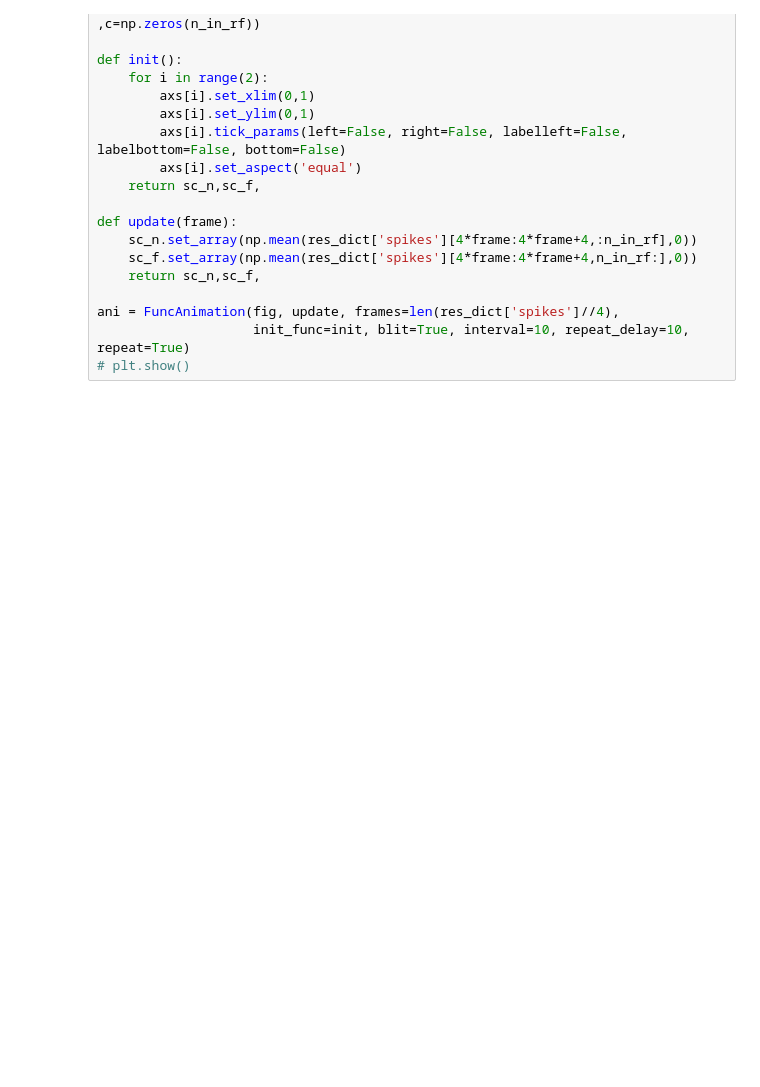
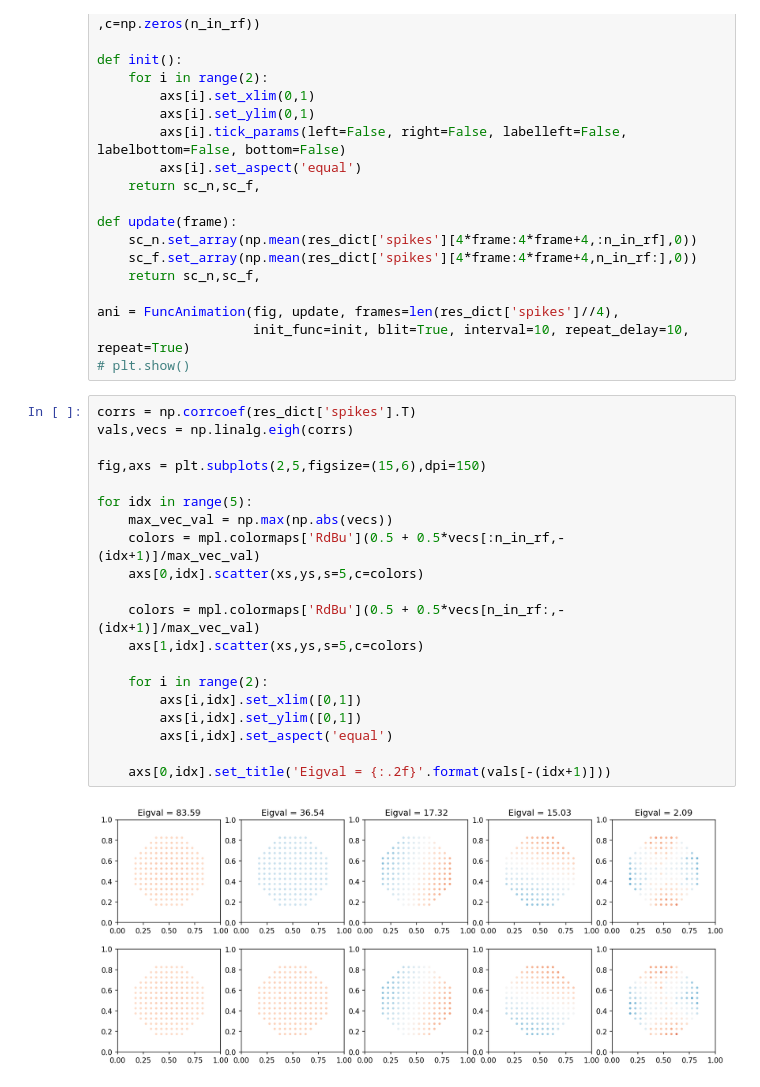
Before and after one commit to AddingAddict/OrientationSSB, a Jupyter notebook: notebooks/tuan_thalamic_bursts.ipynb, the cells around one changed output. Drawn from its saved outputs; the diff is of its cells as text; blank space fills up the shorter version.

```diff
--- a/notebooks/tuan_thalamic_bursts.ipynb
+++ b/notebooks/tuan_thalamic_bursts.ipynb
@@ -453,3 +454,25 @@ def update(frame):
 ani = FuncAnimation(fig, update, frames=len(res_dict['spikes']//4),
                     init_func=init, blit=True, interval=10, repeat_delay=10, repeat=True)
 # plt.show()
+# %%
+corrs = np.corrcoef(res_dict['spikes'].T)
+vals,vecs = np.linalg.eigh(corrs)
+
+fig,axs = plt.subplots(2,5,figsize=(15,6),dpi=150)
+
+for idx in range(5):
+    max_vec_val = np.max(np.abs(vecs))
+    colors = mpl.colormaps['RdBu'](0.5 + 0.5*vecs[:n_in_rf,-(idx+1)]/max_vec_val)
+    axs[0,idx].scatter(xs,ys,s=5,c=colors)
+
+    colors = mpl.colormaps['RdBu'](0.5 + 0.5*vecs[n_in_rf:,-(idx+1)]/max_vec_val)
+    axs[1,idx].scatter(xs,ys,s=5,c=colors)
+
+    for i in range(2):
+        axs[i,idx].set_xlim([0,1])
+        axs[i,idx].set_ylim([0,1])
+        axs[i,idx].set_aspect('equal')
+
+    axs[0,idx].set_title('Eigval = {:.2f}'.format(vals[-(idx+1)]))
+# %% [output]
+[figure, added]
```
Also changed, not shown: parts of 5 cells of this notebook, 7 other files.
